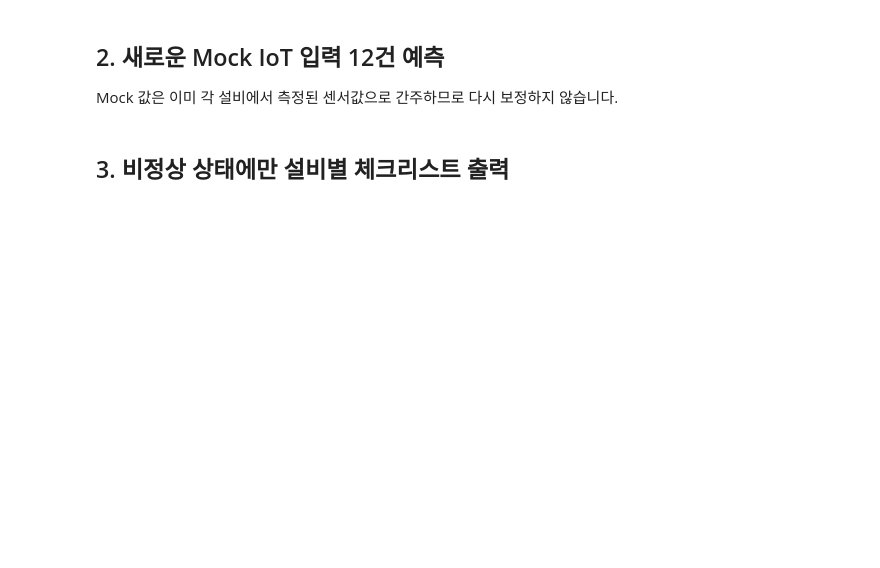
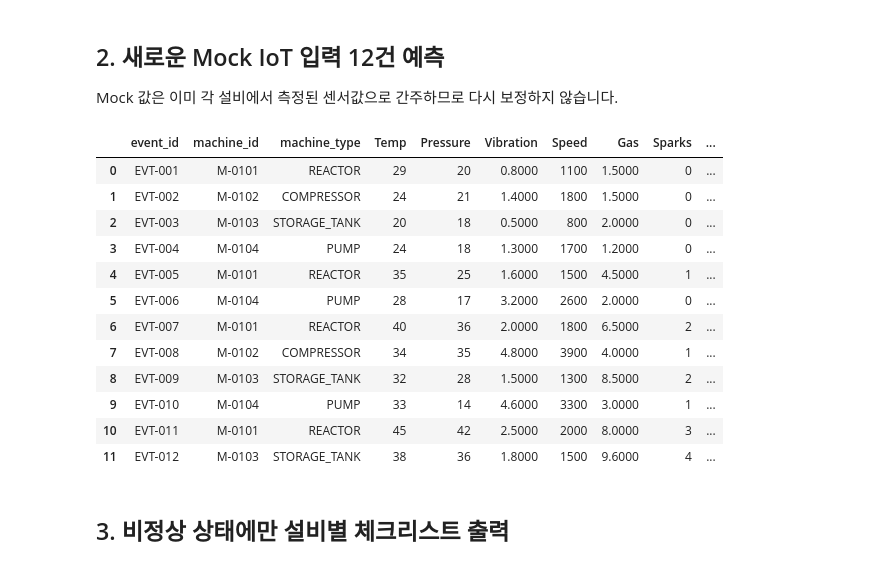
Before and after one commit to su9940-cmd/middleproject, a Jupyter notebook: mock_safety_alert_demo.ipynb, the cells around one changed output. Cells and saved outputs as stored; diff of their text form; code cells hidden in the pictures; blank space fills up the shorter version.

```diff
--- a/mock_safety_alert_demo.ipynb
+++ b/mock_safety_alert_demo.ipynb
@@ -58,21 +68,21 @@ Mock 값은 이미 각 설비에서 측정된 센서값으로 간주하므로
 # %%
 mock_rows = [
  # 4개 기계의 정상 상태
- {'event_id':'EVT-001','machine_id':'M-0101','machine_type':'REACTOR','Factory':'Factory_A','Region':'Urban','Shift':'Day','Workers':8,'Exp':'Senior','Training':'Yes','Temp':29,'Pressure':20,'Humidity':58,'Vibration':0.8,'Speed':1100,'Age':2,'Service_Days':15,'Gas':1.5,'Sparks':0},
- {'event_id':'EVT-002','machine_id':'M-0102','machine_type':'COMPRESSOR','Factory':'Factory_A','Region':'Urban','Shift':'Day','Workers':10,'Exp':'Senior','Training':'Yes','Temp':24,'Pressure':21,'Humidity':55,'Vibration':1.4,'Speed':1800,'Age':3,'Service_Days':25,'Gas':1.5,'Sparks':0},
- {'event_id':'EVT-003','machine_id':'M-0103','machine_type':'STORAGE_TANK','Factory':'Factory_A','Region':'Rural','Shift':'Day','Workers':9,'Exp':'Senior','Training':'Yes','Temp':20,'Pressure':18,'Humidity':60,'Vibration':0.5,'Speed':800,'Age':2,'Service_Days':12,'Gas':2.0,'Sparks':0},
- {'event_id':'EVT-004','machine_id':'M-0104','machine_type':'PUMP','Factory':'Factory_A','Region':'Urban','Shift':'Day','Workers':11,'Exp':'Senior','Training':'Yes','Temp':24,'Pressure':18,'Humidity':54,'Vibration':1.3,'Speed':1700,'Age':4,'Service_Days':30,'Gas':1.2,'Sparks':0},
+ {'event_id':'EVT-001','machine_id':'M-0101','machine_type':'REACTOR','Shift':'Day','Workers':8,'Exp':'Senior','Training':'Yes','Temp':29,'Pressure':20,'Humidity':58,'Vibration':0.8,'Speed':1100,'Age':2,'Service_Days':15,'Gas':1.5,'Sparks':0},
+ {'event_id':'EVT-002','machine_id':'M-0102','machine_type':'COMPRESSOR','Shift':'Day','Workers':10,'Exp':'Senior','Training':'Yes','Temp':24,'Pressure':21,'Humidity':55,'Vibration':1.4,'Speed':1800,'Age':3,'Service_Days':25,'Gas':1.5,'Sparks':0},
+ {'event_id':'EVT-003','machine_id':'M-0103','machine_type':'STORAGE_TANK','Shift':'Day','Workers':9,'Exp':'Senior','Training':'Yes','Temp':20,'Pressure':18,'Humidity':60,'Vibration':0.5,'Speed':800,'Age':2,'Service_Days':12,'Gas':2.0,'Sparks':0},
+ {'event_id':'EVT-004','machine_id':'M-0104','machine_type':'PUMP','Shift':'Day','Workers':11,'Exp':'Senior','Training':'Yes','Temp':24,'Pressure':18,'Humidity':54,'Vibration':1.3,'Speed':1700,'Age':4,'Service_Days':30,'Gas':1.2,'Sparks':0},
  # 주의 후보
- {'event_id':'EVT-005','machine_id':'M-0101','machine_type':'REACTOR','Factory':'Factory_A','Region':'Urban','Shift':'Night','Workers':20,'Exp':'Junior','Training':'No','Temp':35,'Pressure':25,'Humidity':48,'Vibration':1.6,'Speed':1500,'Age':8,'Service_Days':130,'Gas':4.5,'Sparks':1},
- {'event_id':'EVT-006','machine_id':'M-0104','machine_type':'PUMP','Factory':'Factory_A','Region':'Industrial_Zone','Shift':'Night','Workers':22,'Exp':'Junior','Training':'No','Temp':28,'Pressure':17,'Humidity':47,'Vibration':3.2,'Speed':2600,'Age':10,'Service_Days':180,'Gas':2.0,'Sparks':0},
+ {'event_id':'EVT-005','machine_id':'M-0101','machine_type':'REACTOR','Shift':'Night','Workers':20,'Exp':'Junior','Training':'No','Temp':35,'Pressure':25,'Humidity':48,'Vibration':1.6,'Speed':1500,'Age':8,'Service_Days':130,'Gas':4.5,'Sparks':1},
+ {'event_id':'EVT-006','machine_id':'M-0104','machine_type':'PUMP','Shift':'Night','Workers':22,'Exp':'Junior','Training':'No','Temp':28,'Pressure':17,'Humidity':47,'Vibration':3.2,'Speed':2600,'Age':10,'Service_Days':180,'Gas':2.0,'Sparks':0},
  # 기계별 경고 후보
- {'event_id':'EVT-007','machine_id':'M-0101','machine_type':'REACTOR','Factory':'Factory_A','Region':'Industrial_Zone','Shift':'Night','Workers':35,'Exp':'Junior','Training':'No','Temp':40,'Pressure':36,'Humidity':40,'Vibration':2.0,'Speed':1800,'Age':13,'Service_Days':250,'Gas':6.5,'Sparks':2},
- {'event_id':'EVT-008','machine_id':'M-0102','machine_type':'COMPRESSOR','Factory':'Factory_A','Region':'Industrial_Zone','Shift':'Night','Workers':38,'Exp':'Junior','Training':'No','Temp':34,'Pressure':35,'Humidity':38,'Vibration':4.8,'Speed':3900,'Age':15,'Service_Days':285,'Gas':4.0,'Sparks':1},
- {'event_id':'EVT-009','machine_id':'M-0103','machine_type':'STORAGE_TANK','Factory':'Factory_A','Region':'Industrial_Zone','Shift':'Night','Workers':40,'Exp':'Junior','Training':'No','Temp':32,'Pressure':28,'Humidity':31,'Vibration':1.5,'Speed':1300,'Age':14,'Service_Days':270,'Gas':8.5,'Sparks':2},
- {'event_id':'EVT-010','machine_id':'M-0104','machine_type':'PUMP','Factory':'Factory_A','Region':'Industrial_Zone','Shift':'Night','Workers':36,'Exp':'Junior','Training':'No','Temp':33,'Pressure':14,'Humidity':40,'Vibration':4.6,'Speed':3300,'Age':16,'Service_Days':300,'Gas':3.0,'Sparks':1},
+ {'event_id':'EVT-007','machine_id':'M-0101','machine_type':'REACTOR','Shift':'Night','Workers':35,'Exp':'Junior','Training':'No','Temp':40,'Pressure':36,'Humidity':40,'Vibration':2.0,'Speed':1800,'Age':13,'Service_Days':250,'Gas':6.5,'Sparks':2},
+ {'event_id':'EVT-008','machine_id':'M-0102','machine_type':'COMPRESSOR','Shift':'Night','Workers':38,'Exp':'Junior','Training':'No','Temp':34,'Pressure':35,'Humidity':38,'Vibration':4.8,'Speed':3900,'Age':15,'Service_Days':285,'Gas':4.0,'Sparks':1},
+ {'event_id':'EVT-009','machine_id':'M-0103','machine_type':'STORAGE_TANK','Shift':'Night','Workers':40,'Exp':'Junior','Training':'No','Temp':32,'Pressure':28,'Humidity':31,'Vibration':1.5,'Speed':1300,'Age':14,'Service_Days':270,'Gas':8.5,'Sparks':2},
+ {'event_id':'EVT-010','machine_id':'M-0104','machine_type':'PUMP','Shift':'Night','Workers':36,'Exp':'Junior','Training':'No','Temp':33,'Pressure':14,'Humidity':40,'Vibration':4.6,'Speed':3300,'Age':16,'Service_Days':300,'Gas':3.0,'Sparks':1},
  # 긴급 안전조건 확인
- {'event_id':'EVT-011','machine_id':'M-0101','machine_type':'REACTOR','Factory':'Factory_A','Region':'Industrial_Zone','Shift':'Night','Workers':42,'Exp':'Junior','Training':'No','Temp':45,'Pressure':42,'Humidity':35,'Vibration':2.5,'Speed':2000,'Age':17,'Service_Days':330,'Gas':8.0,'Sparks':3},
- {'event_id':'EVT-012','machine_id':'M-0103','machine_type':'STORAGE_TANK','Factory':'Factory_A','Region':'Industrial_Zone','Shift':'Night','Workers':44,'Exp':'Junior','Training':'No','Temp':38,'Pressure':36,'Humidity':28,'Vibration':1.8,'Speed':1500,'Age':18,'Service_Days':345,'Gas':9.6,'Sparks':4},
+ {'event_id':'EVT-011','machine_id':'M-0101','machine_type':'REACTOR','Shift':'Night','Workers':42,'Exp':'Junior','Training':'No','Temp':45,'Pressure':42,'Humidity':35,'Vibration':2.5,'Speed':2000,'Age':17,'Service_Days':330,'Gas':8.0,'Sparks':3},
+ {'event_id':'EVT-012','machine_id':'M-0103','machine_type':'STORAGE_TANK','Shift':'Night','Workers':44,'Exp':'Junior','Training':'No','Temp':38,'Pressure':36,'Humidity':28,'Vibration':1.8,'Speed':1500,'Age':18,'Service_Days':345,'Gas':9.6,'Sparks':4},
 ]
 mock_df = pd.DataFrame(mock_rows)
 missing_features = set(feature_columns) - set(mock_df.columns)
@@ -80,33 +90,47 @@ if missing_features:
     raise ValueError(f'Mock 입력에 필수 컬럼이 없습니다: {sorted(missing_features)}')
 mock_df['ml_accident_probability'] = model.predict_proba(mock_df[feature_columns])[:, 1]
 
 def emergency_reason(row):
     reasons = []
     if row.machine_type == 'REACTOR':
         if row.Temp >= 42: reasons.append('반응기 비상 온도 조건')
         if row.Pressure >= 45: reasons.append('반응기 비상 압력 조건')
         if row.Gas >= 8.5 and row.Sparks >= 2: reasons.append('가스·스파크 복합 비상 조건')
     elif row.machine_type == 'COMPRESSOR':
         if row.Vibration >= 4.8: reasons.append('압축기 비상 진동 조건')
         if row.Speed >= 3900: reasons.append('압축기 비상 회전속도 조건')
         if row.Pressure >= 45: reasons.append('압축기 비상 압력 조건')
     elif row.machine_type == 'STORAGE_TANK':
         if row.Gas >= 9 and row.Sparks >= 3: reasons.append('가스·스파크 복합 비상 조건')
         if row.Pressure >= 45: reasons.append('탱크 비상 압력 조건')
     elif row.machine_type == 'PUMP':
         if row.Vibration >= 5.5: reasons.append('펌프 비상 진동 조건')
         if row.Pressure <= 10 and row.Vibration >= 4.5: reasons.append('저압·고진동 복합 비상 조건')
     return ', '.join(reasons)
 
 mock_df['emergency_reason'] = mock_df.apply(emergency_reason, axis=1)
 def decide_status(row):
     if row.emergency_reason: return '긴급'
     if row.ml_accident_probability >= warning_threshold: return '경고'
     if row.ml_accident_probability >= caution_threshold: return '주의'
     return '정상'
 mock_df['status'] = mock_df.apply(decide_status, axis=1)
 mock_df['risk_percent'] = (mock_df['ml_accident_probability'] * 100).round(1)
 display(mock_df[['event_id','machine_id','machine_type','Temp','Pressure','Vibration','Speed','Gas','Sparks','risk_percent','status','emergency_reason']])
+# %% [output]
+|  | event_id | machine_id | machine_type | Temp | Pressure | Vibration | Speed | Gas | Sparks | ... |
+| 0 | EVT-001 | M-0101 | REACTOR | 29 | 20 | 0.8000 | 1100 | 1.5000 | 0 | ... |
+| 1 | EVT-002 | M-0102 | COMPRESSOR | 24 | 21 | 1.4000 | 1800 | 1.5000 | 0 | ... |
+| 2 | EVT-003 | M-0103 | STORAGE_TANK | 20 | 18 | 0.5000 | 800 | 2.0000 | 0 | ... |
+| 3 | EVT-004 | M-0104 | PUMP | 24 | 18 | 1.3000 | 1700 | 1.2000 | 0 | ... |
+| 4 | EVT-005 | M-0101 | REACTOR | 35 | 25 | 1.6000 | 1500 | 4.5000 | 1 | ... |
+| 5 | EVT-006 | M-0104 | PUMP | 28 | 17 | 3.2000 | 2600 | 2.0000 | 0 | ... |
+| 6 | EVT-007 | M-0101 | REACTOR | 40 | 36 | 2.0000 | 1800 | 6.5000 | 2 | ... |
+| 7 | EVT-008 | M-0102 | COMPRESSOR | 34 | 35 | 4.8000 | 3900 | 4.0000 | 1 | ... |
+| 8 | EVT-009 | M-0103 | STORAGE_TANK | 32 | 28 | 1.5000 | 1300 | 8.5000 | 2 | ... |
+| 9 | EVT-010 | M-0104 | PUMP | 33 | 14 | 4.6000 | 3300 | 3.0000 | 1 | ... |
+| 10 | EVT-011 | M-0101 | REACTOR | 45 | 42 | 2.5000 | 2000 | 8.0000 | 3 | ... |
+| 11 | EVT-012 | M-0103 | STORAGE_TANK | 38 | 36 | 1.8000 | 1500 | 9.6000 | 4 | ... |
 # %% [markdown]
 ## 3. 비정상 상태에만 설비별 체크리스트 출력
 # %%
```
Also changed, not shown: parts of 2 cells of this notebook, 4 other files.
